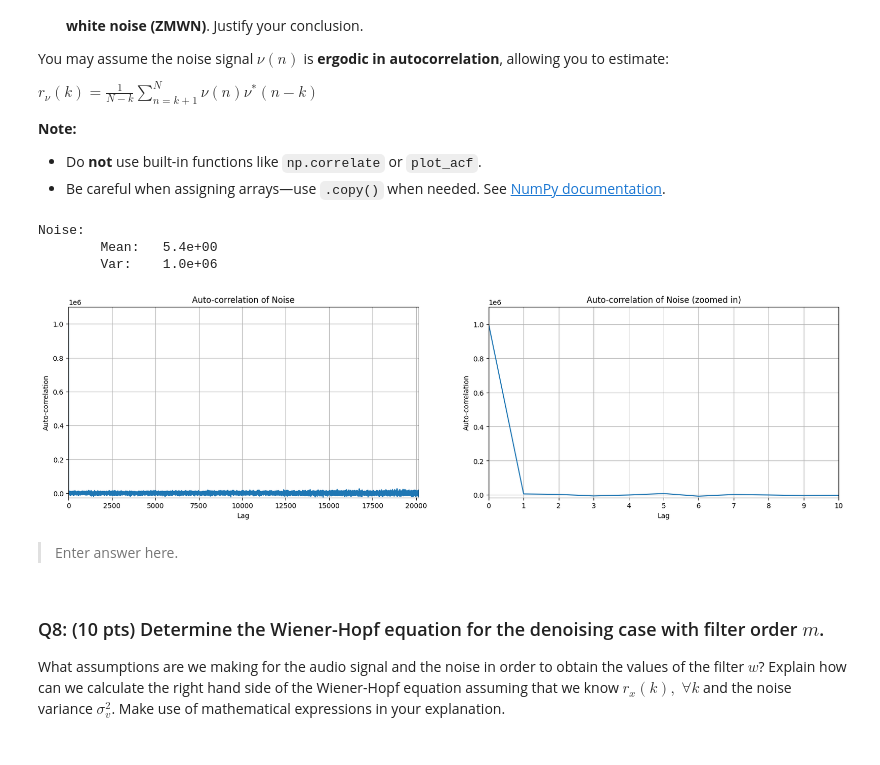
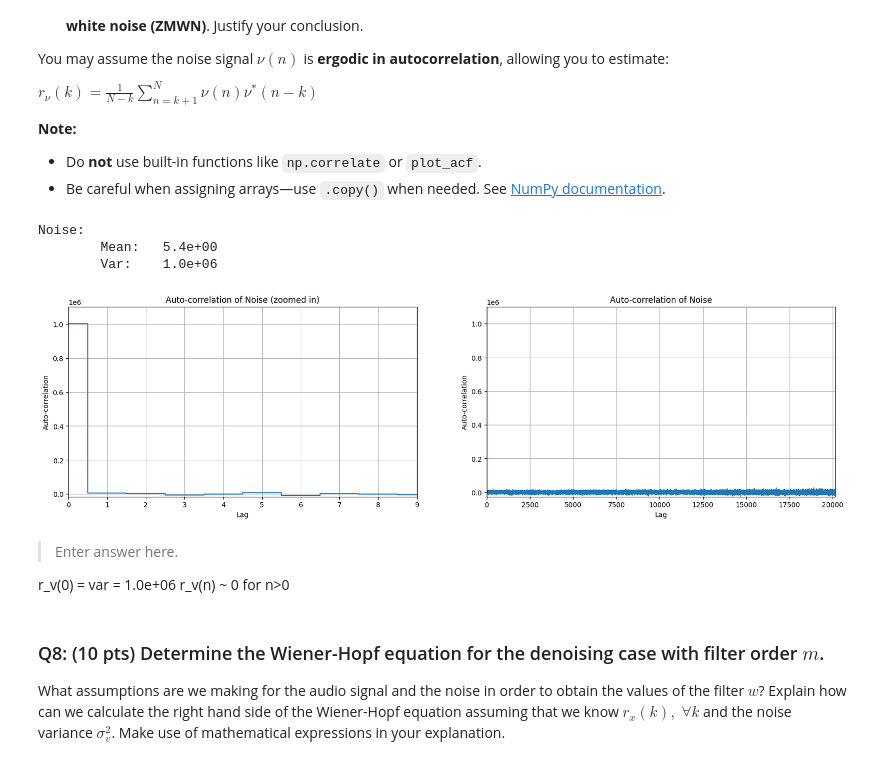
Before and after one commit to larsvantol/Statistical-Signal-Processing, a Jupyter notebook: SC42150_SSP_2025_Assignment.ipynb, the cells around one changed output. Cells and saved outputs as stored; diff of their text form; code cells hidden in the pictures.

```diff
--- a/SC42150_SSP_2025_Assignment.ipynb
+++ b/SC42150_SSP_2025_Assignment.ipynb
@@ -328,45 +328,49 @@ def auto_correlation(x, lags):
     r = np.zeros(len(lags), dtype=complex)
     for i, k in enumerate(lags):
         r[i] = np.mean(x[k:] * np.conj(x[:N-k]))
 
     if np.all(np.isreal(x)):
         r = np.real(r)
     return r
 
 lags = np.arange(0, len(noise_measured)//2)
 r_v = np.zeros(len(lags))
 
 ###########################
 
 #Plotting the auto-correlation
 r_v = auto_correlation(noise_measured, lags)
 
 fig, ax = plt.subplots(1, 2, figsize=(20, 5))
-ax[0].set_xlim(0, np.max(lags))
-ax[0].set_ylim(np.min(r_v)*1.1, np.max(r_v)*1.1)
-ax[0].plot(lags, r_v)
+
+ax[0].set_xlim(0, 9)
+ax[0].set_xticks(np.arange(0, 10, 1))
+ax[0].set_ylim(np.min(r_v[:1000])*1.1, np.max(r_v[:1000])*1.1)
+ax[0].step(lags[:1000], r_v[:1000], where='mid')
 ax[0].set_xlabel("Lag")
 ax[0].set_ylabel("Auto-correlation") # ToDo: Eenheid?
-ax[0].set_title(f"Auto-correlation of Noise")
+ax[0].set_title(f"Auto-correlation of Noise (zoomed in)")
 ax[0].grid()
 
-ax[1].set_xlim(0, 10)
-ax[1].set_xticks(np.arange(0, 11, 1))
-ax[1].set_ylim(np.min(r_v[:1000])*1.1, np.max(r_v[:1000])*1.1)
-ax[1].plot(lags[:1000], r_v[:1000])
+ax[1].set_xlim(0, np.max(lags))
+ax[1].set_ylim(np.min(r_v)*1.1, np.max(r_v)*1.1)
+ax[1].step(lags, r_v, where='mid')
 ax[1].set_xlabel("Lag")
 ax[1].set_ylabel("Auto-correlation") # ToDo: Eenheid?
-ax[1].set_title(f"Auto-correlation of Noise (zoomed in)")
+ax[1].set_title(f"Auto-correlation of Noise")
 ax[1].grid()
 
 plt.show()
 # %% [output]
 Noise:
         Mean:   5.4e+00
         Var:    1.0e+06
-[figure, old version]
+[figure, new version]
 # %% [markdown]
 > Enter answer here.
+
+r_v(0) = var = 1.0e+06
+r_v(n) ~ 0 for n>0
 # %% [markdown]
 ### Q8: (10 pts)  Determine the Wiener-Hopf equation for the denoising case with filter order $m$.
 What assumptions are we making for the audio signal and the noise in order to obtain the values of the filter $w$?
```
Also changed, not shown: parts of 2 cells of this notebook.
